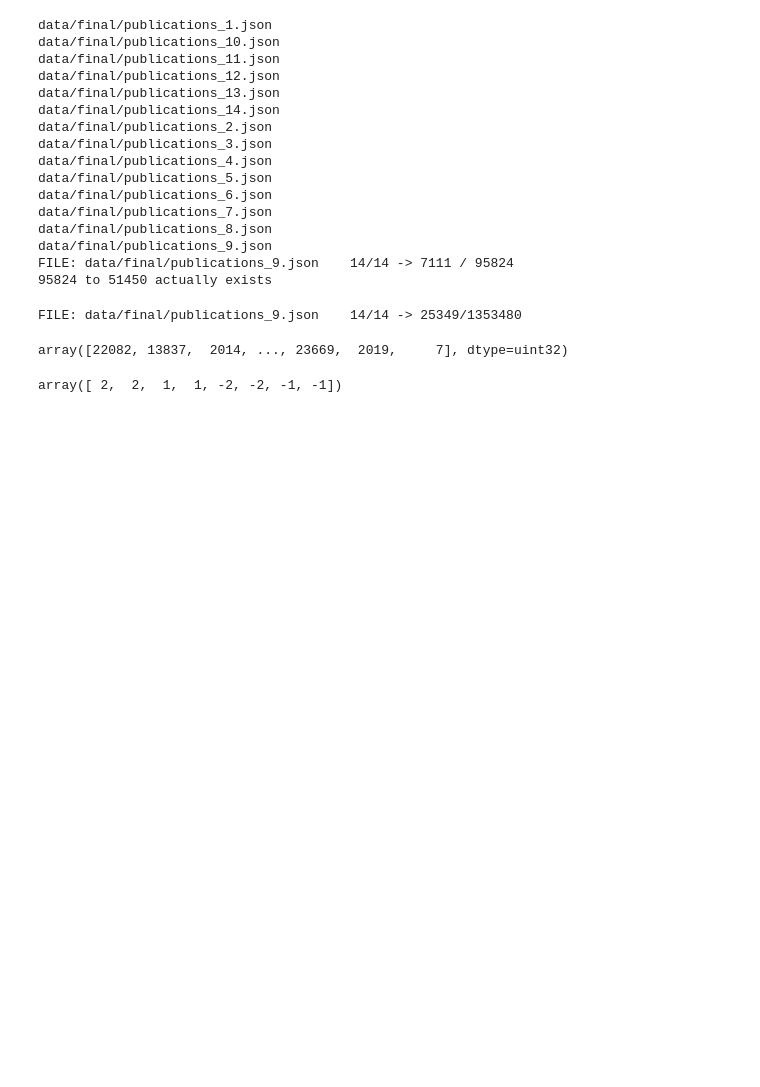
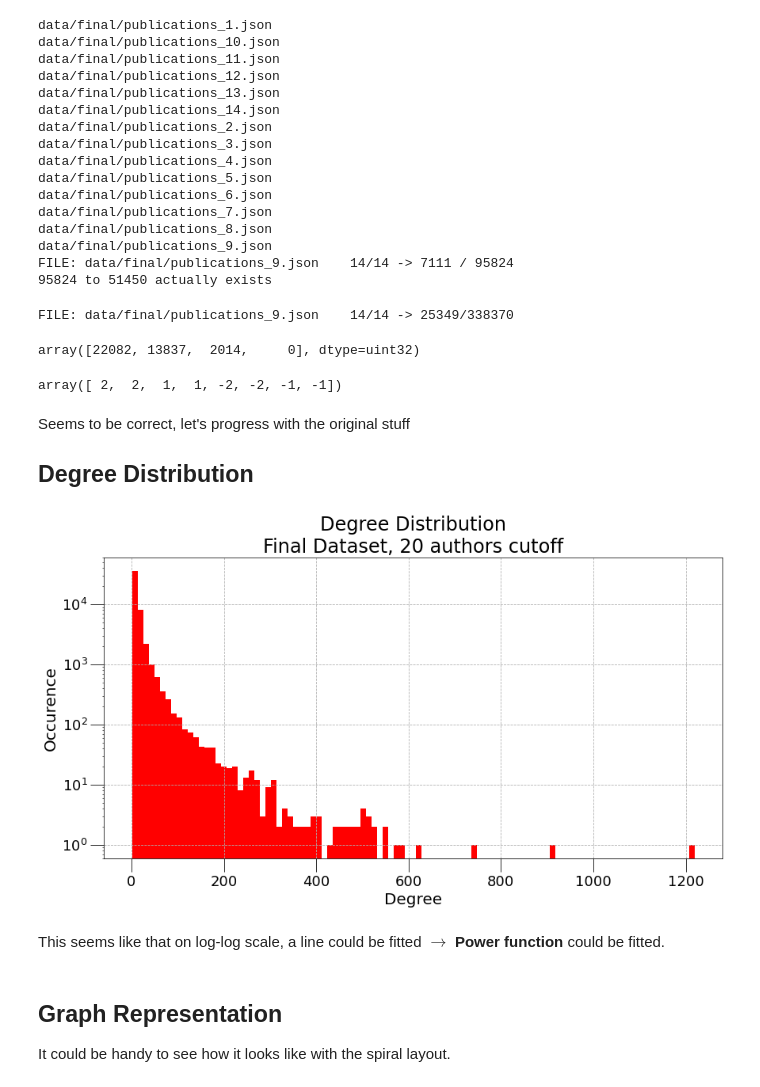
Before and after one commit to AdamGTaylor/ScientificModelling2021-2022-2, a Jupyter notebook: real_data_ana.ipynb, the cells around one changed output. Saved outputs shown, nothing was run; the diff lists cells and outputs as text; code cells hidden in the pictures; blank space fills up the shorter version.

Commit message:
02022/03/25: real data ana

```diff
--- a/real_data_ana.ipynb
+++ b/real_data_ana.ipynb
@@ -91,7 +97,12 @@ def getAuthorLinks(data,temp_link_list,encoder, limit=20):
             tmp_mem = []     #save partial results as constans addition is not liked by numpy
             for j in range(len(content_mem)):
                 for k in np.arange(j+1,len(content_mem)):
-                    tmp_mem.append([content_mem[j],content_mem[k],data['content'][i]['publishedYear'],data['content'][i]['authorCount']])
+                    tmp_mem.append([content_mem[j],
+                                    content_mem[k],
+                                    data['content'][i]['publishedYear'],
+                                    len(data['content'][i]['authorships'])
+                                   ]
+                                  )
             if (len(tmp_mem) > 0):
                 temp_link_list = np.append(temp_link_list,
                                            tmp_mem,
@@ -219,12 +232,43 @@ FILE: data/final/publications_9.json    14/14 -> 7111 / 95824
 # %%
 tmp_lnk_lst = getFilesAuthorLinks(loc=path, encoder = _UniqueAuthors, limit=20)
 # %% [output]
-FILE: data/final/publications_9.json    14/14 -> 25349/1353480
+FILE: data/final/publications_9.json    14/14 -> 25349/338370
 # %%
-tmp_lnk_lst
+tmp_lnk_lst[0,:]
 # %% [output]
-array([22082, 13837,  2014, ..., 23669,  2019,     7], dtype=uint32)
+array([22082, 13837,  2014,     0], dtype=uint32)
 # %%
 np.append(np.array([[2,2],[1,1]]), np.array([[-2,-2],[-1,-1]]))
 # %% [output]
 array([ 2,  2,  1,  1, -2, -2, -1, -1])
+# %% [markdown]
+Seems to be correct, let's progress with the original stuff
+
+
+## Degree Distribution
+# %%
+plt.figure(figsize=(14,7))
+
+plt.title("Degree Distribution\nFinal Dataset, 20 authors cutoff", fontsize=24)
+
+_, deg = np.unique(tmp_lnk_lst[:,0:2].flatten(), return_counts=True)
+plt.hist(deg, bins=101, color="red")
+
+plt.xlabel("Degree", fontsize=20)
+plt.ylabel("Occurence", fontsize=20)
+plt.tick_params(labelsize=18,axis="both",size=17)
+
+#plt.xscale("log")
+plt.yscale("log")
+plt.grid(linestyle="--")
+
+plt.savefig("figs/k_dist_from_realdata.pdf",format="pdf",bbox_inches="tight")
+plt.show()
+# %% [output]
+[figure, added]
+# %% [markdown]
+This seems like that on log-log scale, a line could be fitted $\rightarrow$ **Power function** could be fitted.
+# %% [markdown]
+## Graph Representation
+
+It could be handy to see how it looks like with the spiral layout.
```
Also changed, not shown: parts of 5 cells of this notebook, 1 other file.
